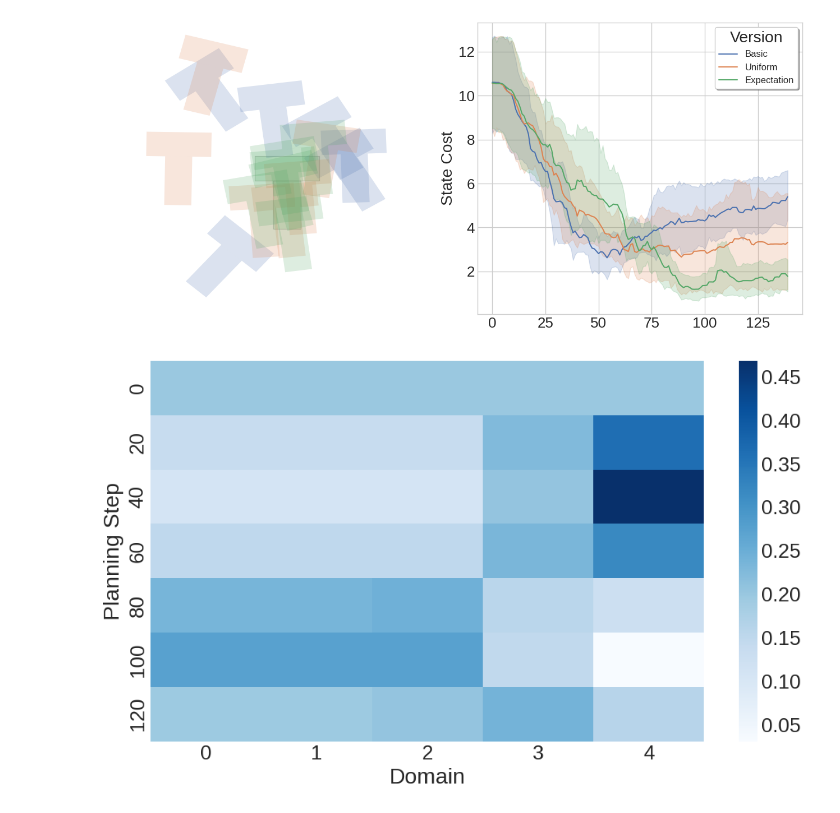
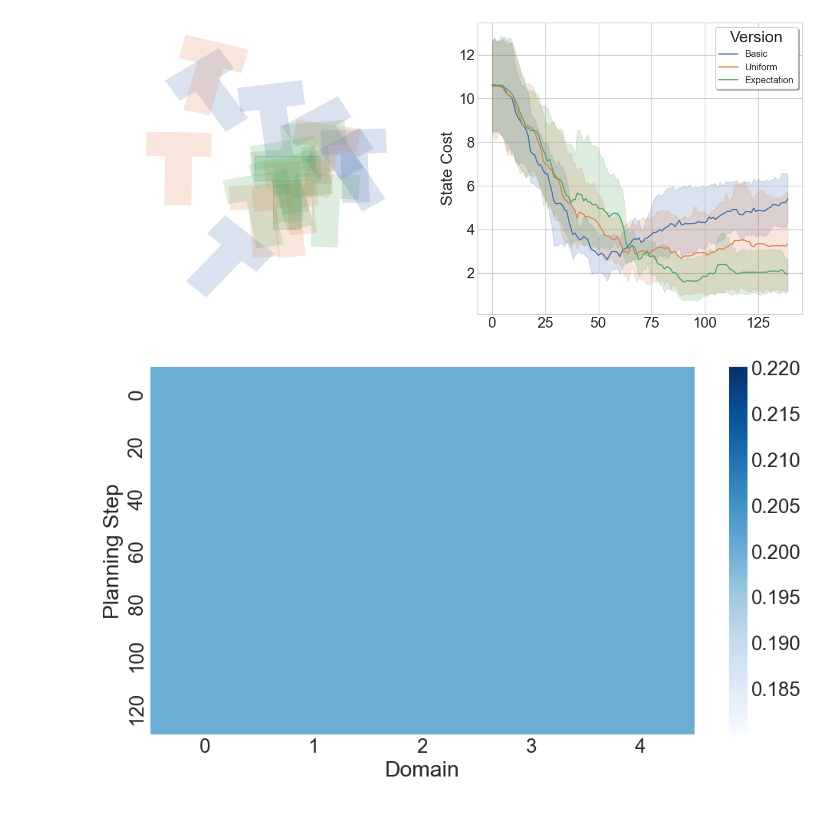
Before and after one commit to magnusdierking/mtp-thesis, a Jupyter notebook: experiments/fr3/plot_dr_robustness.ipynb, the cells around one changed output. Cells and saved outputs as stored; diff of their text form; code cells hidden in the pictures.

Commit message:
Prepared rollouts at home, updated various plots for final version

```diff
--- a/experiments/fr3/plot_dr_robustness.ipynb
+++ b/experiments/fr3/plot_dr_robustness.ipynb
@@ -107,8 +107,8 @@ for version in ["single", "uni", "exp"]:
     domain_weights[version] = {}
     distances[version] = {}
     for seed in seeds:
-        # path = get_data_path() / "sim-real-dr-robust" / f"fr3_dr_real_MTP_seed{seed}_{version}.pkl"
-        path = get_data_path() / "dr_real_margin_sweep" / f"fr3_dr_real_MTP_seed{seed}_{version}.pkl"
+        path = get_data_path() / "sim-real-dr-robust" / f"fr3_dr_real_MTP_seed{seed}_{version}.pkl"
+        # path = get_data_path() / "dr_real_margin_sweep" / f"fr3_dr_real_MTP_seed{seed}_{version}.pkl"
 
         with open(path, "rb") as f:
             data = pickle.load(f)
@@ -174,35 +174,35 @@ axes[0].set_ylim([0.25, 0.85])
 axes[0].set_xticks([])
 axes[0].set_yticks([])
 # remove border
 for spine in axes[0].spines.values():
     spine.set_visible(False)
 
 sns.lineplot(data=df, x='timestep', y='terminal_error', hue='version', ax=axes[1])
 axes[1].set_xlabel("Planning Step")
 axes[1].set_xlabel("")
 axes[1].set_ylabel("State Cost")
 handles, labels = axes[1].get_legend_handles_labels()
 # Example mapping from old to new labels
 mapping = {'single': 'Basic', 'uni': 'Uniform', 'exp': 'Expectation'}
 
 new_labels = [mapping.get(l, l) for l in labels]
 axes[1].legend(
     handles=handles,
     labels=new_labels,
     title="Version",
     loc='upper right',
     frameon=True,
     fancybox=True,
     shadow=True,
     ncol=1,
     fontsize=12
 )
 plt.tight_layout()
 plt.show()
 # save as pdf
-# fig.savefig(f"fr3_rollout_{idx}.pdf", bbox_inches='tight')
+fig.savefig(f"fr3_dr_robsutness.pdf", bbox_inches='tight')
 # %% [output]
-[figure, old version]
+[figure, new version]
 # %%
 
 weights = domain_weights['exp'][100]  # shape (timesteps, domains)
@@ -218,4 +218,4 @@ ax.set_yticklabels(np.arange(0, weights.shape[0]*20, 20))
 plt.tight_layout()
 plt.show()
 # %% [output]
-[figure, old version]
+[figure, new version]
```
Also changed, not shown: 21 other files.
